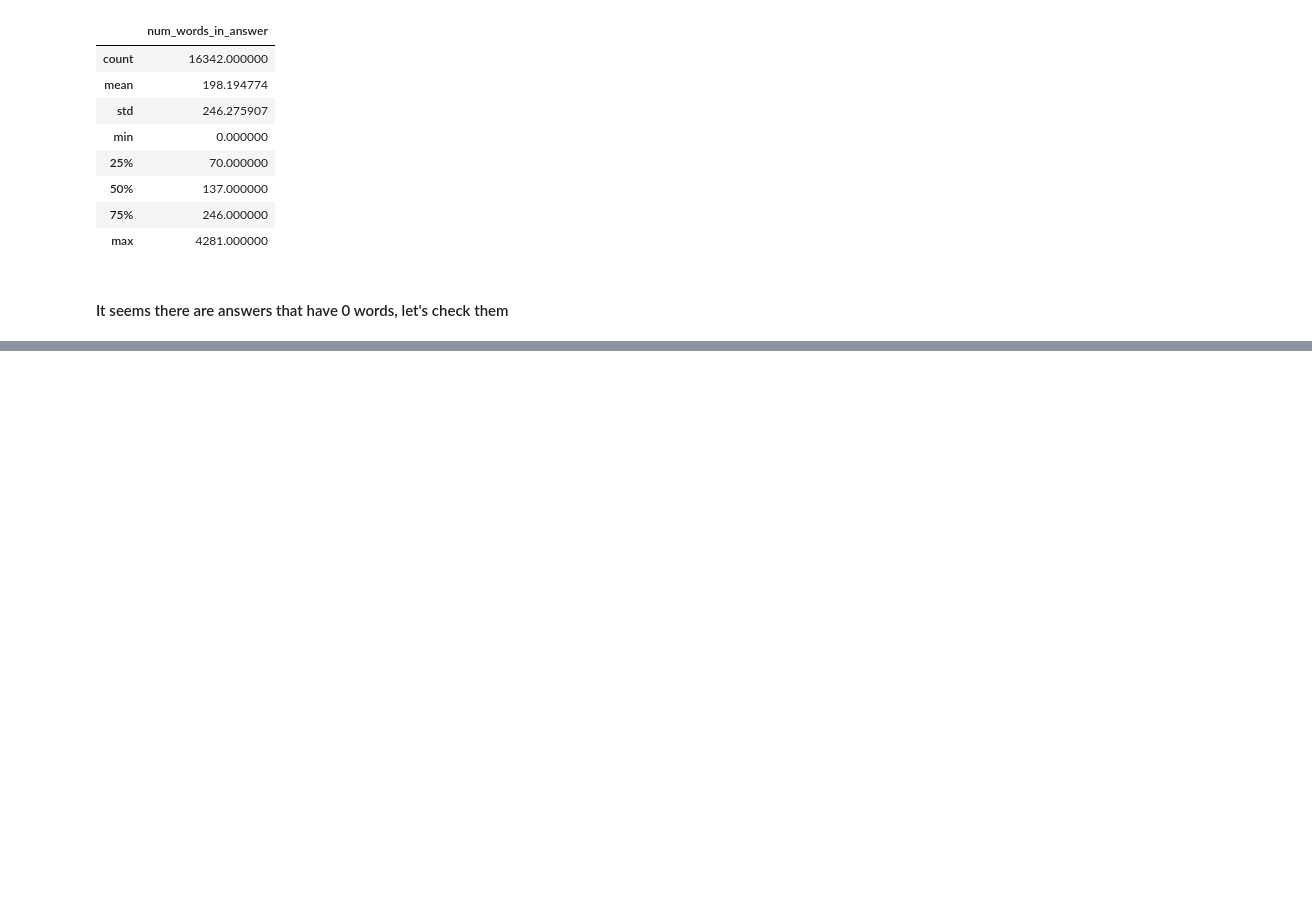
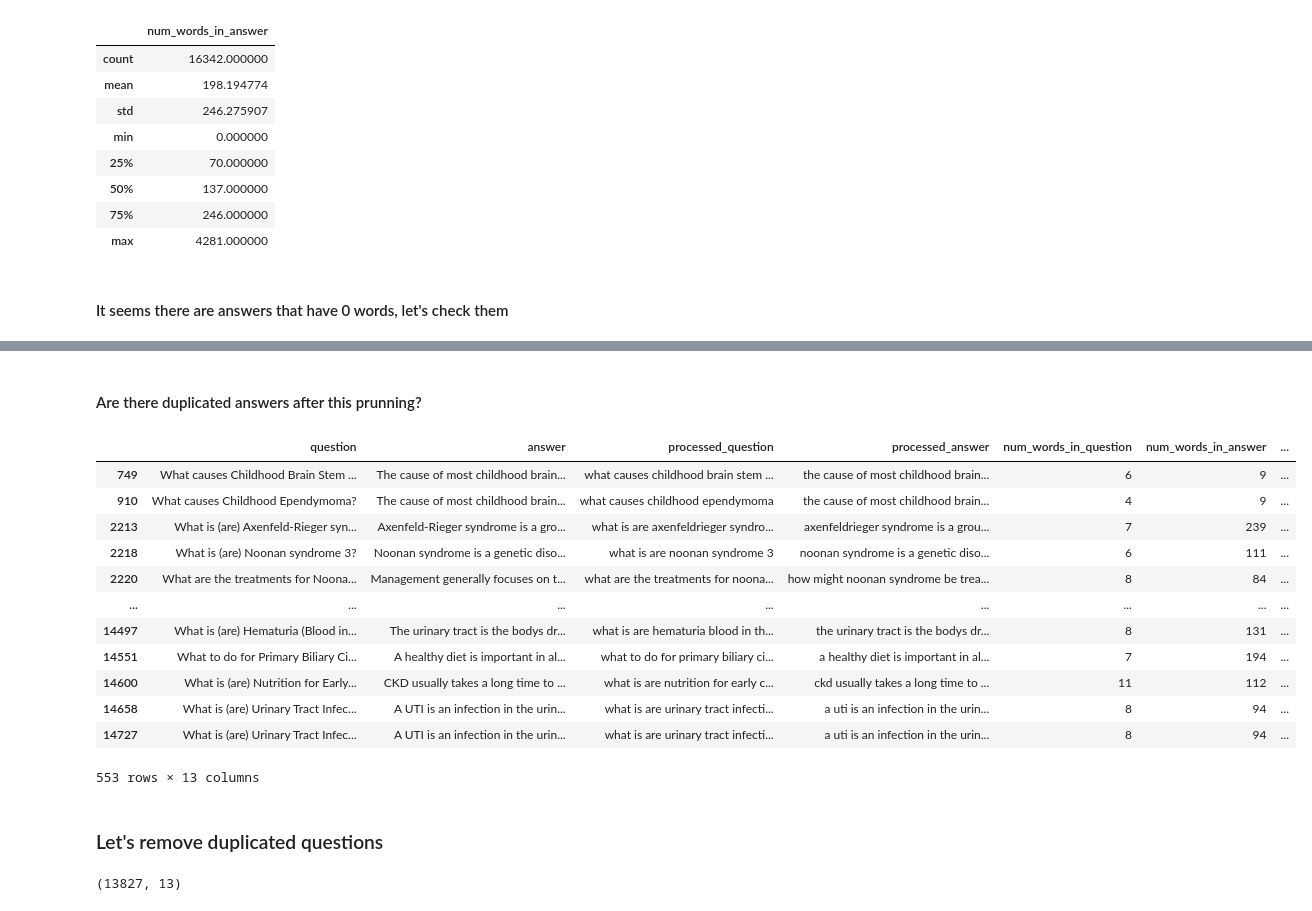
Before and after one commit to alditus/medical_assistant_bot_assignment, a Jupyter notebook: notebooks/data_processing/data_processing_and_preparation.ipynb, the cells around one changed output, grey strips where cells are left out. Drawn from its saved outputs; the diff is of its cells as text; code cells hidden in the pictures; blank space fills up the shorter version.

```diff
--- a/notebooks/data_processing/data_processing_and_preparation.ipynb
+++ b/notebooks/data_processing/data_processing_and_preparation.ipynb
@@ -321,0 +304,9 @@ processed_dataset[['?' in x[:100] for x in dataset['answer'].str.lower()]]
+# %%
+## There's only one example with more than 4000 words in the dataset
+## There are a few hundred that have more than 1000
+## There seem to be very long documents containing lot of information about the questions, but they are too long for my question-answering model, remove them from now, next
+## iteration we would have more time to work with them.
+
+## Since the average of words in answers are no more than 200, I will prune the dataset, leaving only those answers with less or equal than 400 words
+processed_dataset[processed_dataset['num_words_in_answer']>400]
+processed_dataset = processed_dataset.drop(index = processed_dataset[processed_dataset['num_words_in_answer']>400].index).reset_index(drop=True)
@@ -321,0 +325,22 @@ processed_dataset[['?' in x[:100] for x in dataset['answer'].str.lower()]]
+# %% [markdown]
+#### Are there duplicated answers after this prunning?
+# %%
+# yup, there are, let's quickly review them
+# I checked some, remove them. No have time to analyze them one by one
+processed_dataset[processed_dataset.duplicated(subset=['answer'], keep=False)]
+# %% [output]
+|  | question | answer | processed_question | processed_answer | num_words_in_question | num_words_in_answer | ... |
+| 749 | What causes Childhood Brain Stem ... | The cause of most childhood brain... | what causes childhood brain stem ... | the cause of most childhood brain... | 6 | 9 | ... |
+| 910 | What causes Childhood Ependymoma? | The cause of most childhood brain... | what causes childhood ependymoma | the cause of most childhood brain... | 4 | 9 | ... |
+| 2213 | What is (are) Axenfeld-Rieger syn... | Axenfeld-Rieger syndrome is a gro... | what is are axenfeldrieger syndro... | axenfeldrieger syndrome is a grou... | 7 | 239 | ... |
+| 2218 | What is (are) Noonan syndrome 3? | Noonan syndrome is a genetic diso... | what is are noonan syndrome 3 | noonan syndrome is a genetic diso... | 6 | 111 | ... |
+| 2220 | What are the treatments for Noona... | Management generally focuses on t... | what are the treatments for noona... | how might noonan syndrome be trea... | 8 | 84 | ... |
+| ... | ... | ... | ... | ... | ... | ... | ... |
+| 14497 | What is (are) Hematuria (Blood in... | The urinary tract is the bodys dr... | what is are hematuria blood in th... | the urinary tract is the bodys dr... | 8 | 131 | ... |
+| 14551 | What to do for Primary Biliary Ci... | A healthy diet is important in al... | what to do for primary biliary ci... | a healthy diet is important in al... | 7 | 194 | ... |
+| 14600 | What is (are) Nutrition for Early... | CKD usually takes a long time to ... | what is are nutrition for early c... | ckd usually takes a long time to ... | 11 | 112 | ... |
+| 14658 | What is (are) Urinary Tract Infec... | A UTI is an infection in the urin... | what is are urinary tract infecti... | a uti is an infection in the urin... | 8 | 94 | ... |
+| 14727 | What is (are) Urinary Tract Infec... | A UTI is an infection in the urin... | what is are urinary tract infecti... | a uti is an infection in the urin... | 8 | 94 | ... |
+553 rows × 13 columns
+# %% [markdown]
+### Let's remove duplicated questions
@@ -321,0 +349,4 @@ processed_dataset[['?' in x[:100] for x in dataset['answer'].str.lower()]]
+# %%
+processed_dataset.shape
+# %% [output]
+(13827, 13)
```
Also changed, not shown: parts of 27 cells of this notebook.
